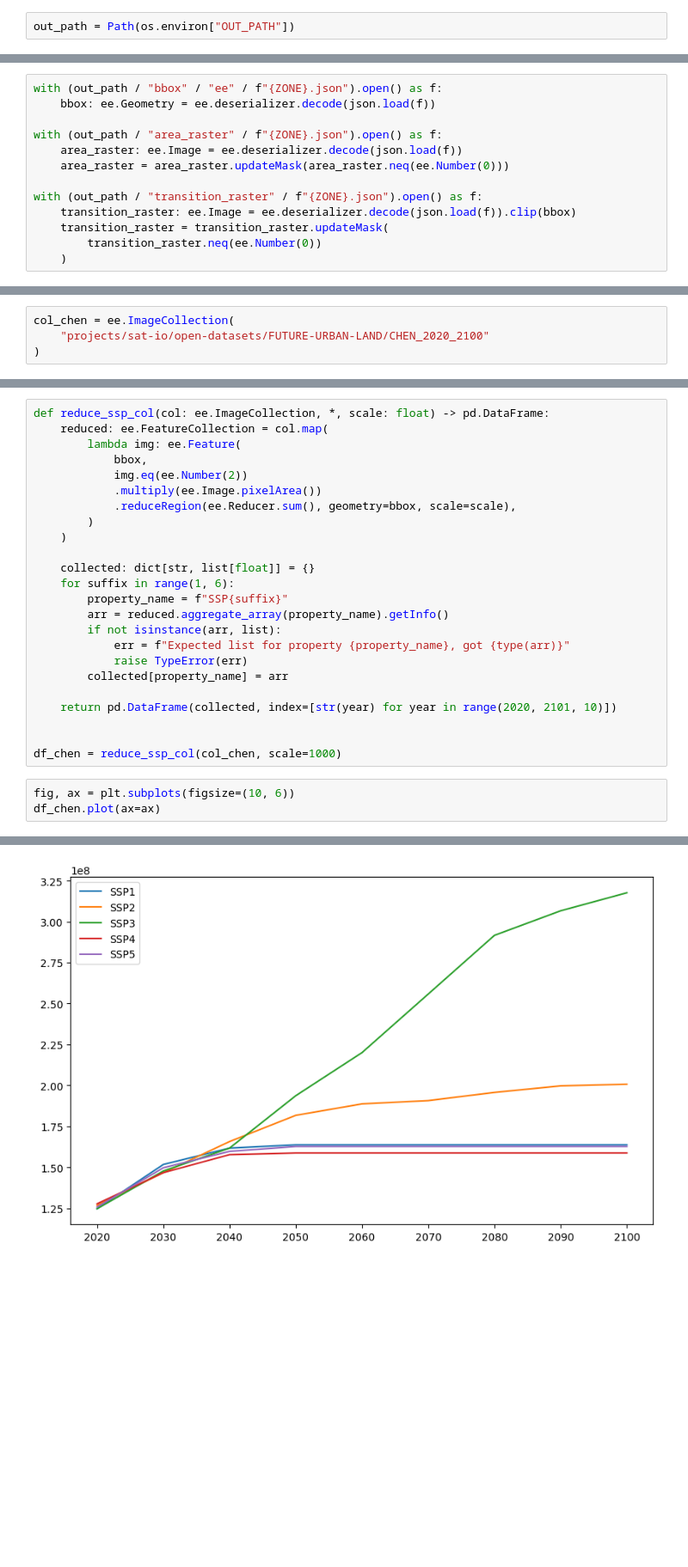
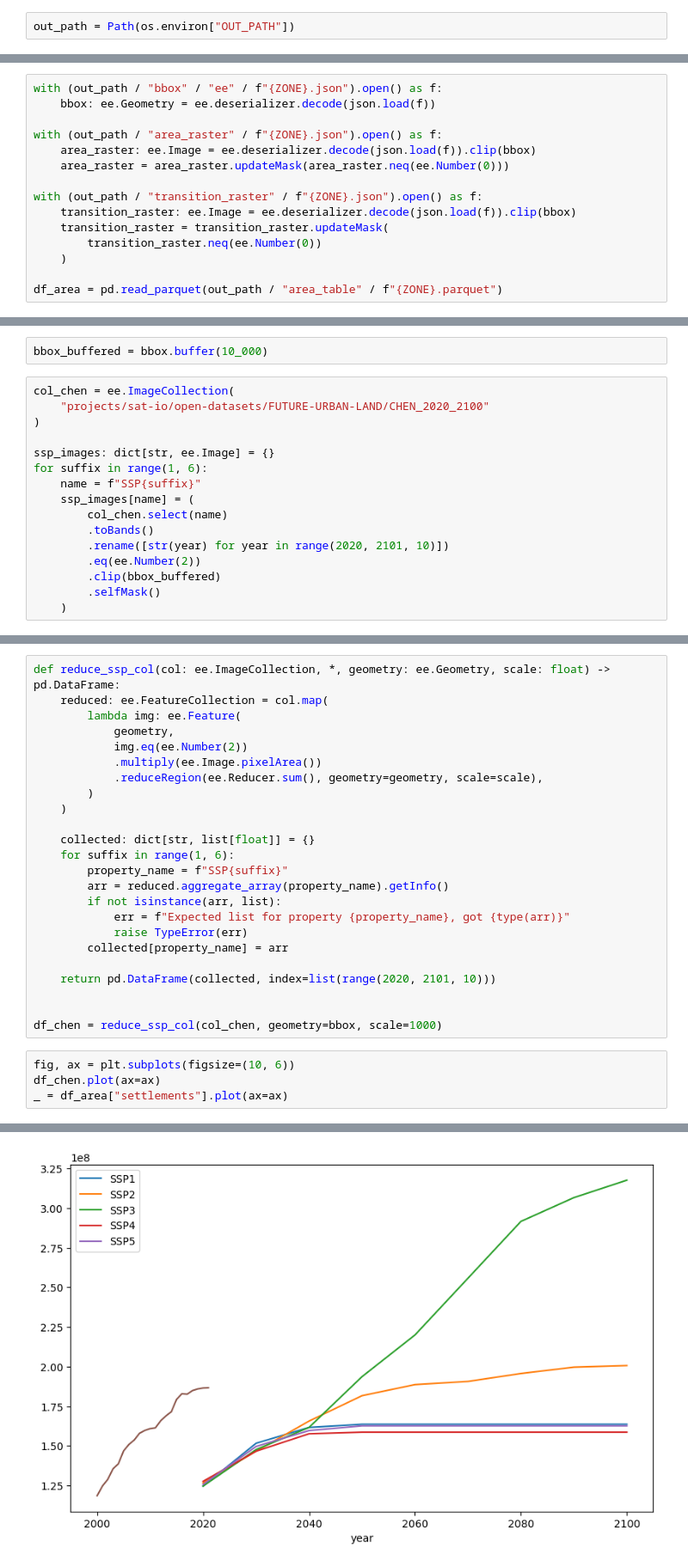
Before and after one commit to RodolfoFigueroa/nu-afolu, a Jupyter notebook: test.ipynb, the cells around one changed output, grey strips where cells are left out. Shown at 86% size. Cells and saved outputs as stored; diff of their text form; blank space fills up the shorter version.

```diff
--- a/test.ipynb
+++ b/test.ipynb
@@ -23,7 +22,7 @@ with (out_path / "bbox" / "ee" / f"{ZONE}.json").open() as f:
     bbox: ee.Geometry = ee.deserializer.decode(json.load(f))
 
 with (out_path / "area_raster" / f"{ZONE}.json").open() as f:
-    area_raster: ee.Image = ee.deserializer.decode(json.load(f))
+    area_raster: ee.Image = ee.deserializer.decode(json.load(f)).clip(bbox)
     area_raster = area_raster.updateMask(area_raster.neq(ee.Number(0)))
 
 with (out_path / "transition_raster" / f"{ZONE}.json").open() as f:
@@ -31,3 +30,5 @@ with (out_path / "transition_raster" / f"{ZONE}.json").open() as f:
     transition_raster = transition_raster.updateMask(
         transition_raster.neq(ee.Number(0))
     )
+
+df_area = pd.read_parquet(out_path / "area_table" / f"{ZONE}.parquet")
@@ -53,4 +35,18 @@ EEException: ReduceRegion.AggregationContainer: Need 2 bands for Reducer.group(R
+# %%
+bbox_buffered = bbox.buffer(10_000)
 # %%
 col_chen = ee.ImageCollection(
     "projects/sat-io/open-datasets/FUTURE-URBAN-LAND/CHEN_2020_2100"
 )
+
+ssp_images: dict[str, ee.Image] = {}
+for suffix in range(1, 6):
+    name = f"SSP{suffix}"
+    ssp_images[name] = (
+        col_chen.select(name)
+        .toBands()
+        .rename([str(year) for year in range(2020, 2101, 10)])
+        .eq(ee.Number(2))
+        .clip(bbox_buffered)
+        .selfMask()
+    )
@@ -57,11 +60,11 @@ col_chen = ee.ImageCollection(
 # %%
-def reduce_ssp_col(col: ee.ImageCollection, *, scale: float) -> pd.DataFrame:
+def reduce_ssp_col(col: ee.ImageCollection, *, geometry: ee.Geometry, scale: float) -> pd.DataFrame:
     reduced: ee.FeatureCollection = col.map(
         lambda img: ee.Feature(
-            bbox,
+            geometry,
             img.eq(ee.Number(2))
             .multiply(ee.Image.pixelArea())
-            .reduceRegion(ee.Reducer.sum(), geometry=bbox, scale=scale),
+            .reduceRegion(ee.Reducer.sum(), geometry=geometry, scale=scale),
         )
     )
 
@@ -74,11 +77,12 @@ def reduce_ssp_col(col: ee.ImageCollection, *, scale: float) -> pd.DataFrame:
             raise TypeError(err)
         collected[property_name] = arr
 
-    return pd.DataFrame(collected, index=[str(year) for year in range(2020, 2101, 10)])
+    return pd.DataFrame(collected, index=list(range(2020, 2101, 10)))
 
 
-df_chen = reduce_ssp_col(col_chen, scale=1000)
+df_chen = reduce_ssp_col(col_chen, geometry=bbox, scale=1000)
 # %%
 fig, ax = plt.subplots(figsize=(10, 6))
 df_chen.plot(ax=ax)
+_ = df_area["settlements"].plot(ax=ax)
 # %% [output]
@@ -86 +89 @@ df_chen.plot(ax=ax)
-[figure, old version]
+[figure, new version]
```
Also changed, not shown: parts of 12 cells of this notebook, 4 other files.
